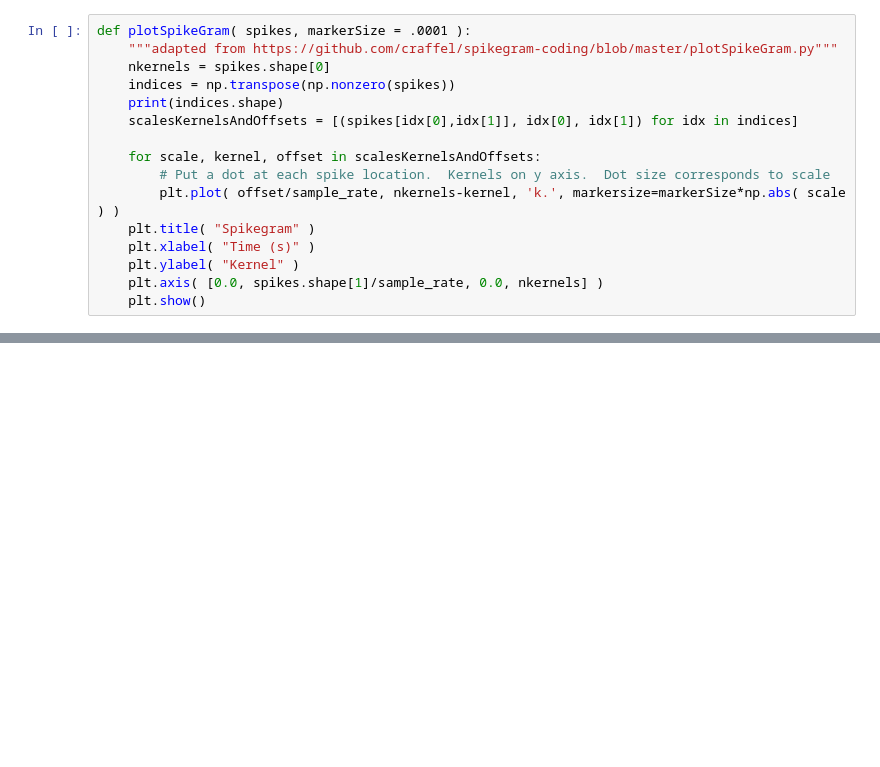
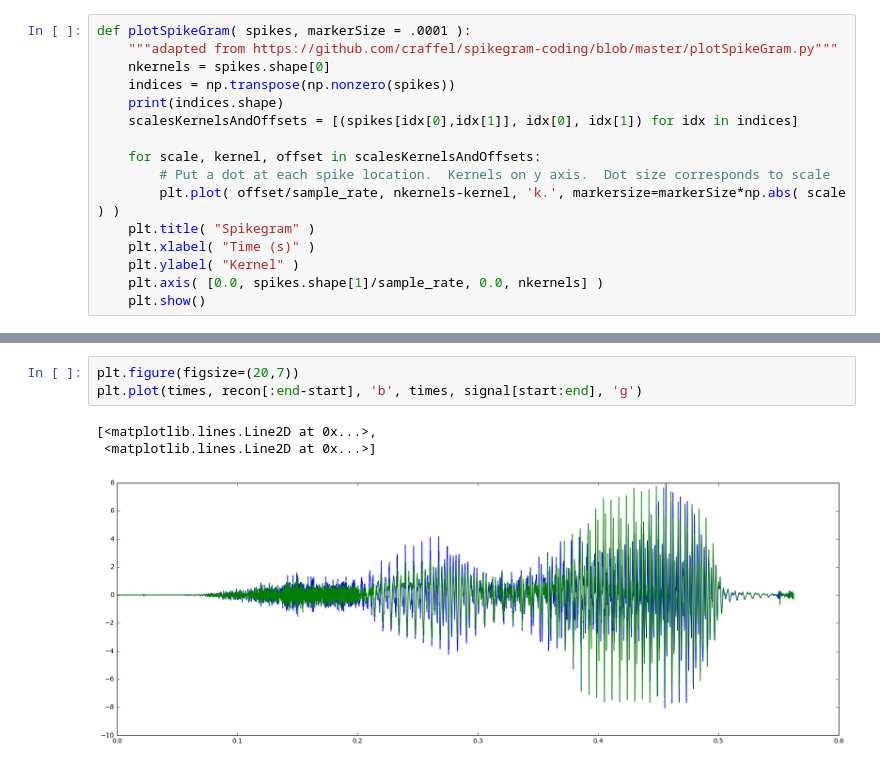
Before and after one commit to emdodds/causal-sparse-coding, a Jupyter notebook: one at a time.ipynb, the cells around one changed output, grey strips where cells are left out. Drawn from its saved outputs; the diff is of its cells as text; blank space fills up the shorter version.

```diff
--- a/one at a time.ipynb
+++ b/one at a time.ipynb
@@ -158,0 +184,7 @@ Caused by op 'sub_3', defined at:
+# %%
+plt.figure(figsize=(20,7))
+plt.plot(times, recon[:end-start], 'b', times, signal[start:end], 'g')
+# %% [output]
+[<matplotlib.lines.Line2D at 0x...>,
+ <matplotlib.lines.Line2D at 0x...>]
+[figure, added]
```
Also changed, not shown: parts of 20 cells of this notebook.
